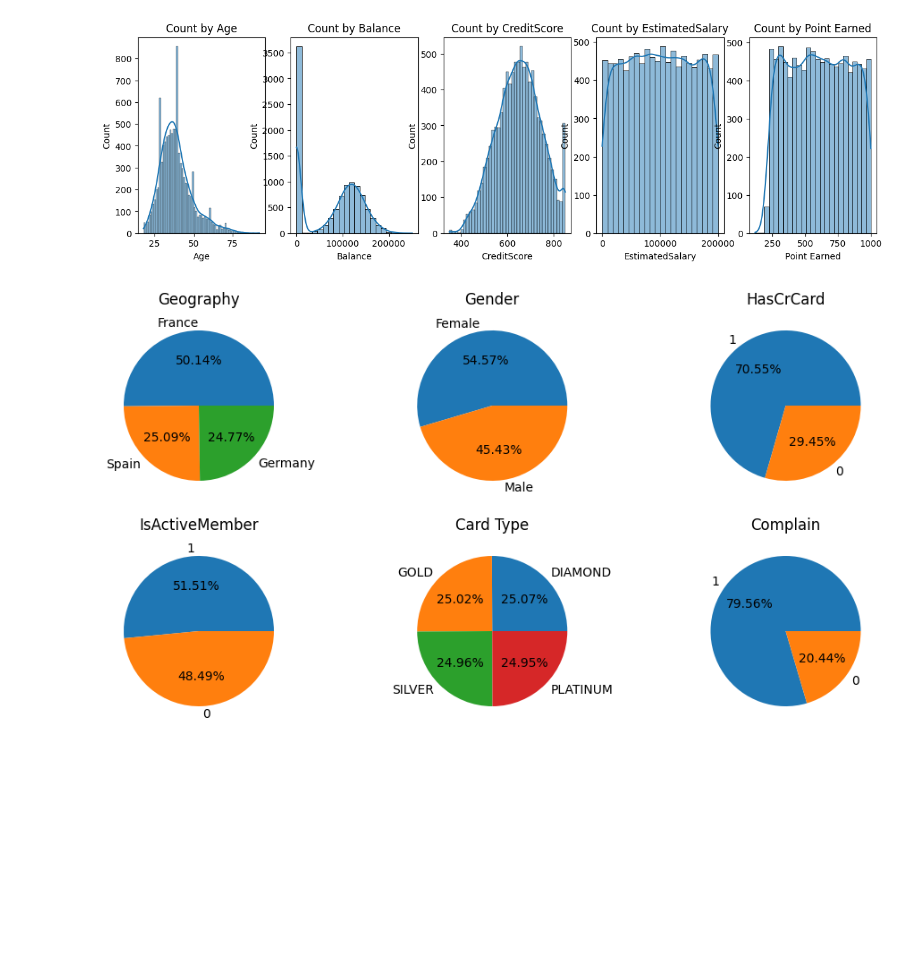
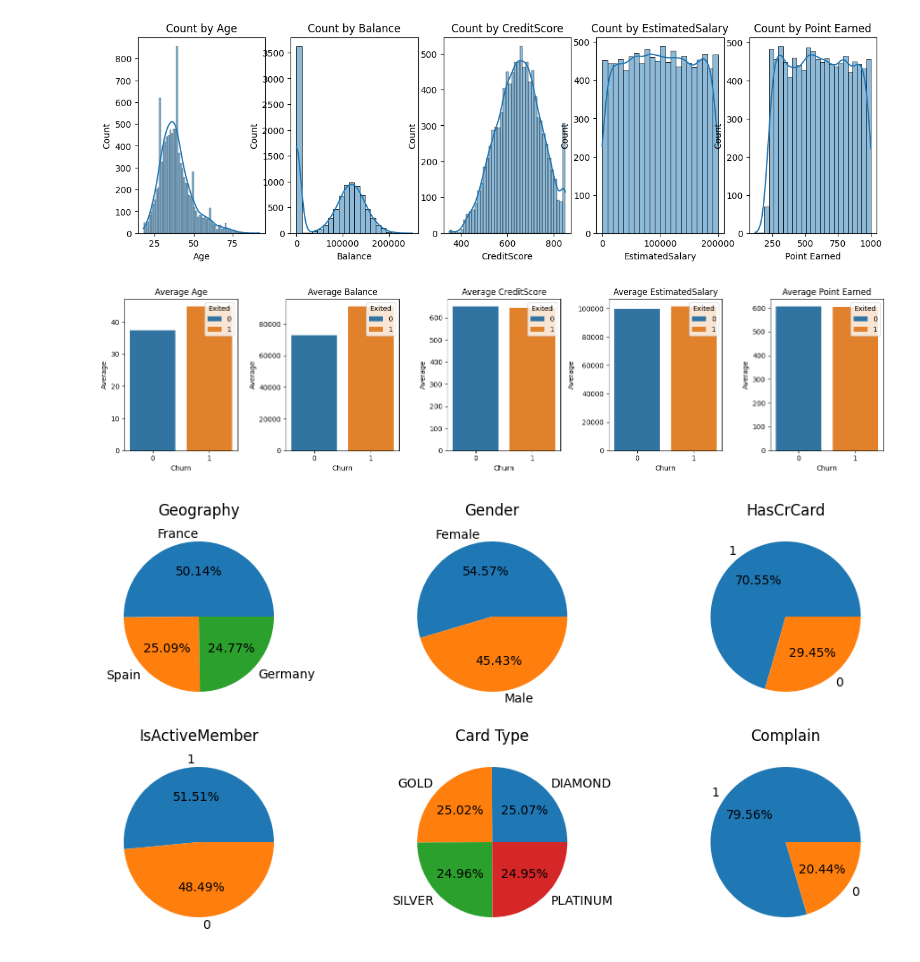
Before and after one commit to yasminmufidah/Data_Analysis_with_Python, a Jupyter notebook: Bank_Customer_Churn.ipynb, the cells around one changed output. Cells and saved outputs as stored; diff of their text form; code cells hidden in the pictures; blank space fills up the shorter version.

Commit message:
add plot

```diff
--- a/Bank_Customer_Churn.ipynb
+++ b/Bank_Customer_Churn.ipynb
@@ -4,7 +4,7 @@ import numpy as np
 import matplotlib.pyplot as plt
 import seaborn as sns
 # %%
-df = pd.read_csv('/content/Customer-Churn-Records.csv')
+df = pd.read_csv('Customer-Churn-Records.csv')
 # %%
 df
 # %% [output]
@@ -135,4 +135,18 @@ for i, col in enumerate(param):
   ax[i].set_title(f'Count by {col}')
 # %% [output]
 [figure]
+# %%
+avg_data = df.groupby('Exited')[param].mean().reset_index()
+
+fig, ax = plt.subplots(ncols=5, figsize=(16,4))
+
+for i, col in enumerate(param):
+  sns.barplot(data = avg_data, x='Exited', y=col, ax=ax[i], hue='Exited')
+  ax[i].set_title(f'Average {col}')
+  ax[i].set_xlabel('Churn')
+  ax[i].set_ylabel('Average')
+
+plt.tight_layout()
+# %% [output]
+[figure, added]
 # %%
```
Also changed, not shown: parts of 3 cells of this notebook, 1 other file.
